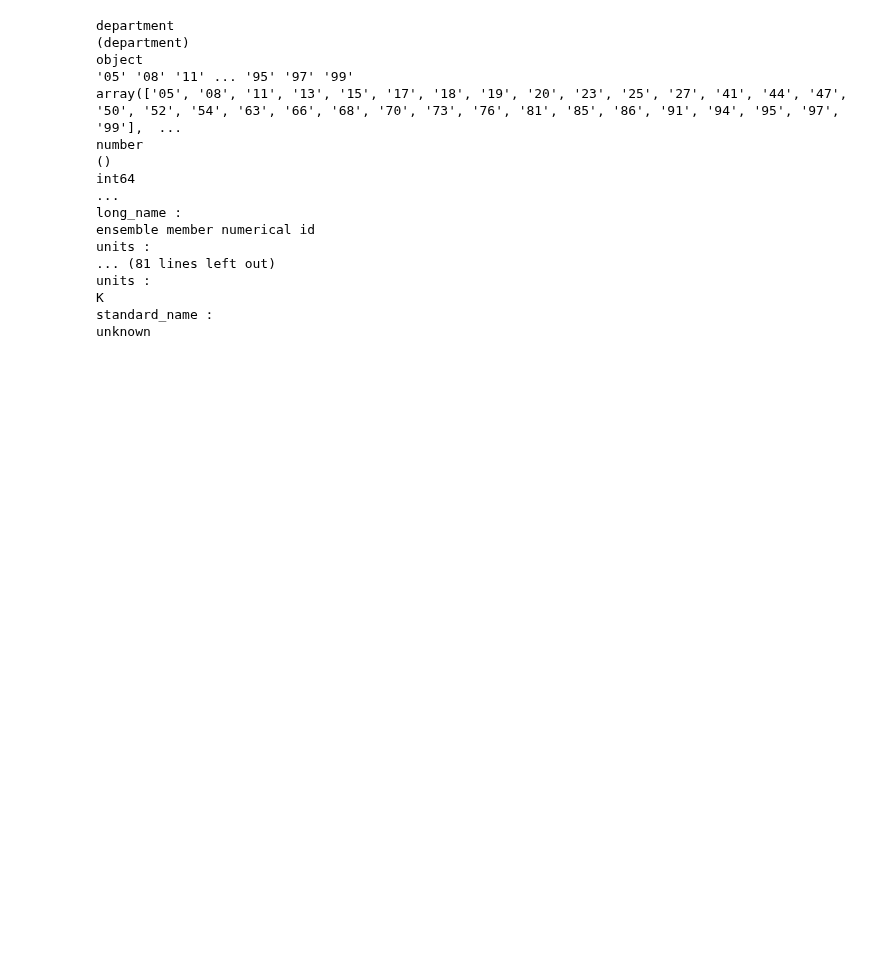
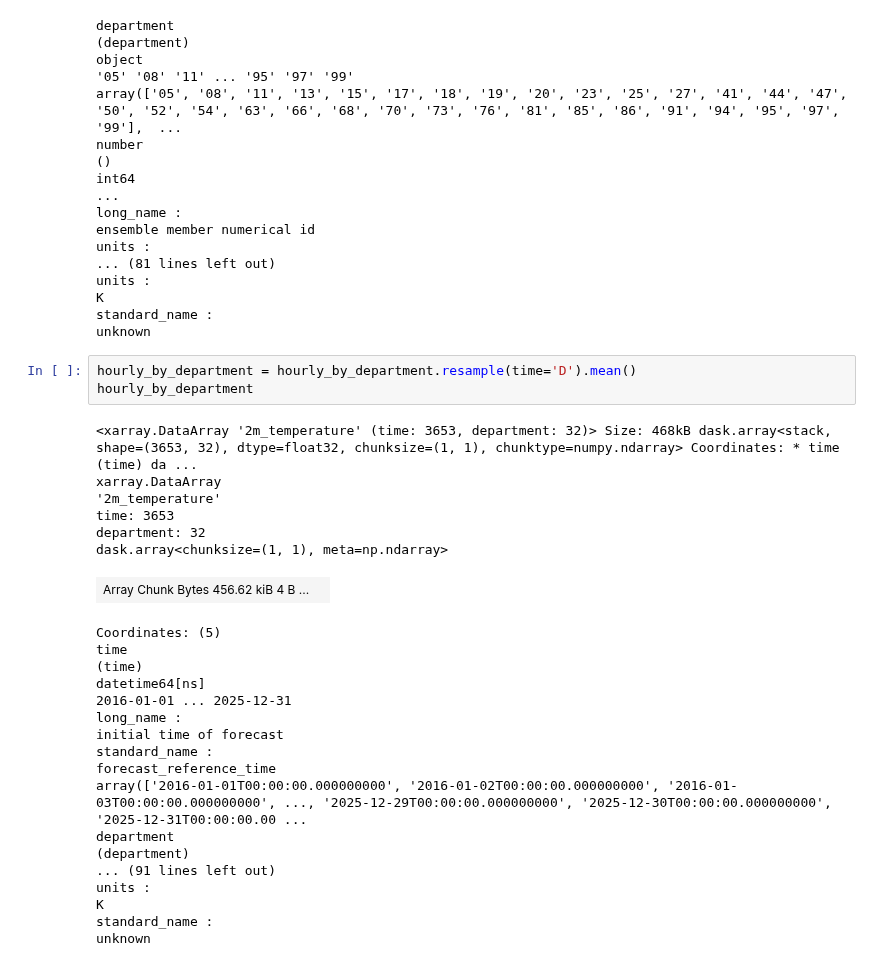
Before and after one commit to CarlosBlanco1/ColombiaDengueForecasting, a Jupyter notebook: notebooks/explore_dengue_cases.ipynb, the cells around one changed output. Saved outputs shown, nothing was run; the diff lists cells and outputs as text; blank space fills up the shorter version.

```diff
--- a/notebooks/explore_dengue_cases.ipynb
+++ b/notebooks/explore_dengue_cases.ipynb
@@ -528,3 +528,31 @@ units :
 K
 standard_name :
 unknown
+# %%
+hourly_by_department = hourly_by_department.resample(time='D').mean()
+hourly_by_department
+# %% [output]
+<xarray.DataArray '2m_temperature' (time: 3653, department: 32)> Size: 468kB dask.array<stack, shape=(3653, 32), dtype=float32, chunksize=(1, 1), chunktype=numpy.ndarray> Coordinates: * time (time) da ...
+xarray.DataArray
+'2m_temperature'
+time: 3653
+department: 32
+dask.array<chunksize=(1, 1), meta=np.ndarray>
+| Array Chunk Bytes 456.62 kiB 4 B ... |  |
+Coordinates: (5)
+time
+(time)
+datetime64[ns]
+2016-01-01 ... 2025-12-31
+long_name :
+initial time of forecast
+standard_name :
+forecast_reference_time
+array(['2016-01-01T00:00:00.000000000', '2016-01-02T00:00:00.000000000', '2016-01-03T00:00:00.000000000', ..., '2025-12-29T00:00:00.000000000', '2025-12-30T00:00:00.000000000', '2025-12-31T00:00:00.00 ...
+department
+(department)
+... (91 lines left out)
+units :
+K
+standard_name :
+unknown
```
Also changed, not shown: parts of 2 cells of this notebook.
